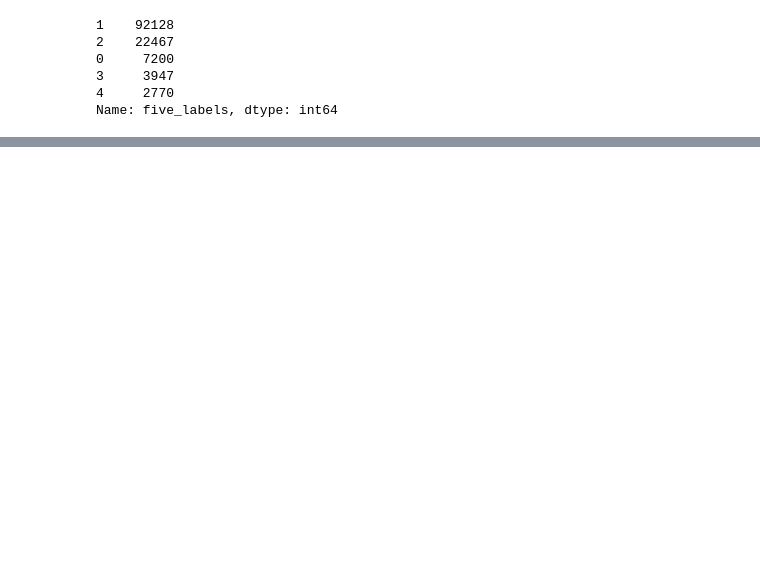
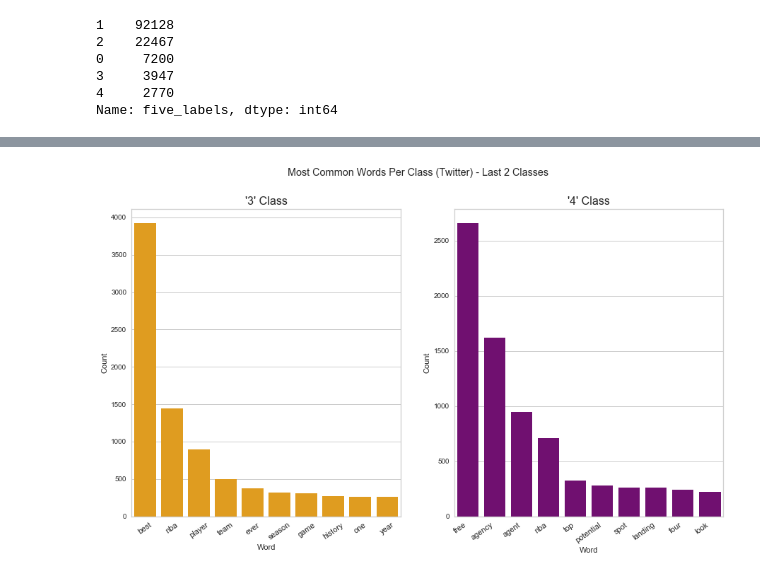
Before and after one commit to jeremy-lee93/capstone-project, a Jupyter notebook: scraping_tweets.ipynb, the cells around one changed output, grey strips where cells are left out. Drawn from its saved outputs; the diff is of its cells as text; code cells hidden in the pictures; blank space fills up the shorter version.

```diff
--- a/scraping_tweets.ipynb
+++ b/scraping_tweets.ipynb
@@ -579,0 +603,26 @@ NameError: name 'espn_three_df' is not defined
+# %%
+zero_sorted = dict(sorted(zero_dict.items(), key=lambda item: item[1], reverse=True))
+one_sorted = dict(sorted(one_dict.items(), key=lambda item: item[1], reverse=True))
+two_sorted = dict(sorted(two_dict.items(), key=lambda item: item[1], reverse=True))
+three_sorted = dict(sorted(three_dict.items(), key=lambda item: item[1], reverse=True))
+four_sorted = dict(sorted(four_dict.items(), key=lambda item: item[1], reverse=True))
+
+zero_count_df = pd.DataFrame.from_dict(zero_sorted, orient='index', columns=['Count'])
+zero_count_df.reset_index(inplace=True)
+zero_count_df.rename(columns={'index':'Word'}, inplace=True)
+
+one_count_df = pd.DataFrame.from_dict(one_sorted, orient='index', columns=['Count'])
+one_count_df.reset_index(inplace=True)
+one_count_df.rename(columns={'index':'Word'}, inplace=True)
+
+two_count_df = pd.DataFrame.from_dict(two_sorted, orient='index', columns=['Count'])
+two_count_df.reset_index(inplace=True)
+two_count_df.rename(columns={'index':'Word'}, inplace=True)
+
+three_count_df = pd.DataFrame.from_dict(three_sorted, orient='index', columns=['Count'])
+three_count_df.reset_index(inplace=True)
+three_count_df.rename(columns={'index':'Word'}, inplace=True)
+
+four_count_df = pd.DataFrame.from_dict(four_sorted, orient='index', columns=['Count'])
+four_count_df.reset_index(inplace=True)
+four_count_df.rename(columns={'index':'Word'}, inplace=True)
@@ -579,0 +652,18 @@ NameError: name 'espn_three_df' is not defined
+# %%
+fig, axs = plt.subplots(1, 2, figsize=(15, 8))
+sns.barplot(x=three_count_df['Word'][:10], y=three_count_df['Count'][:10],
+            data=three_count_df[:10], ax=axs[0], color='orange')
+axs[0].tick_params(axis='x', labelrotation=35, labelsize=11)
+
+sns.barplot(x=four_count_df['Word'][:10], y=four_count_df['Count'][:10],
+            data=four_count_df[:10], ax=axs[1], color='purple')
+axs[1].tick_params(axis='x', labelrotation=35, labelsize=11)
+
+
+plt.suptitle('Most Common Words Per Class (Twitter) - Last 2 Classes')
+axs[0].set_title("'3' Class", fontsize=16)
+axs[1].set_title("'4' Class", fontsize=16)
+plt.xticks(horizontalalignment='right')
+plt.savefig('twitter_most_common_words_last_two_classes.png')
+# %% [output]
+[figure, added]
```
Also changed, not shown: parts of 15 cells of this notebook, 9 other files.
